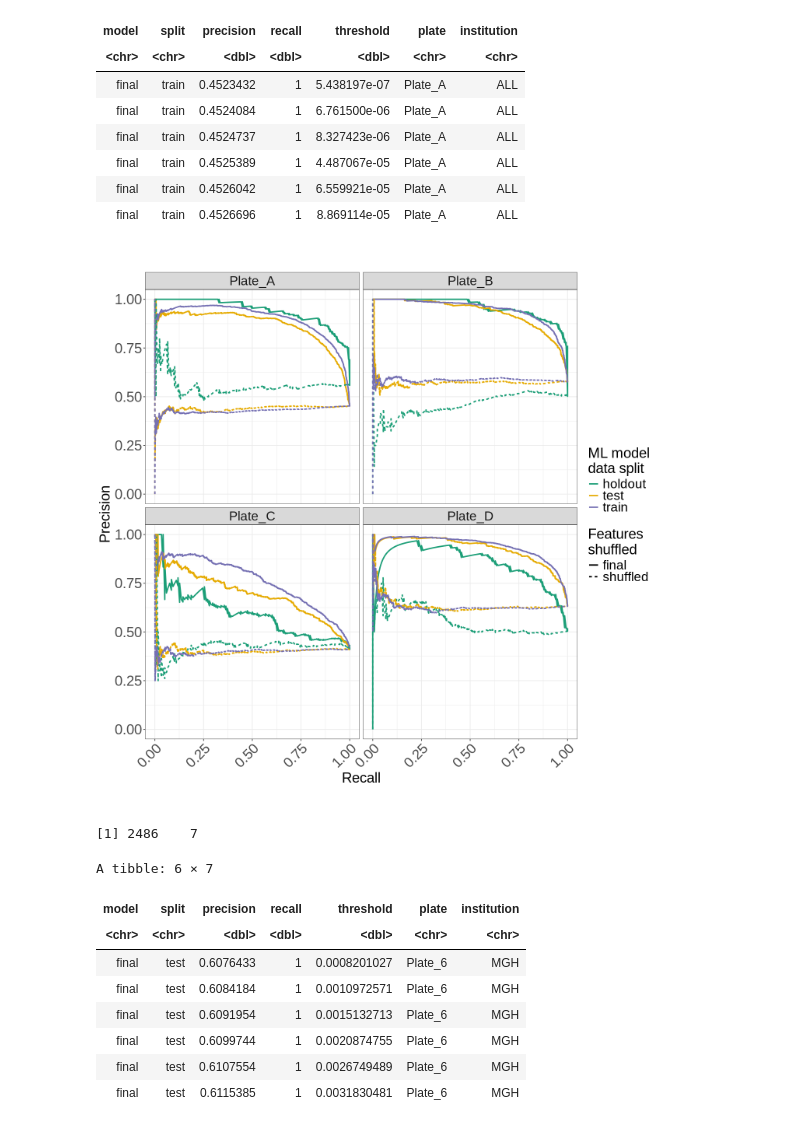
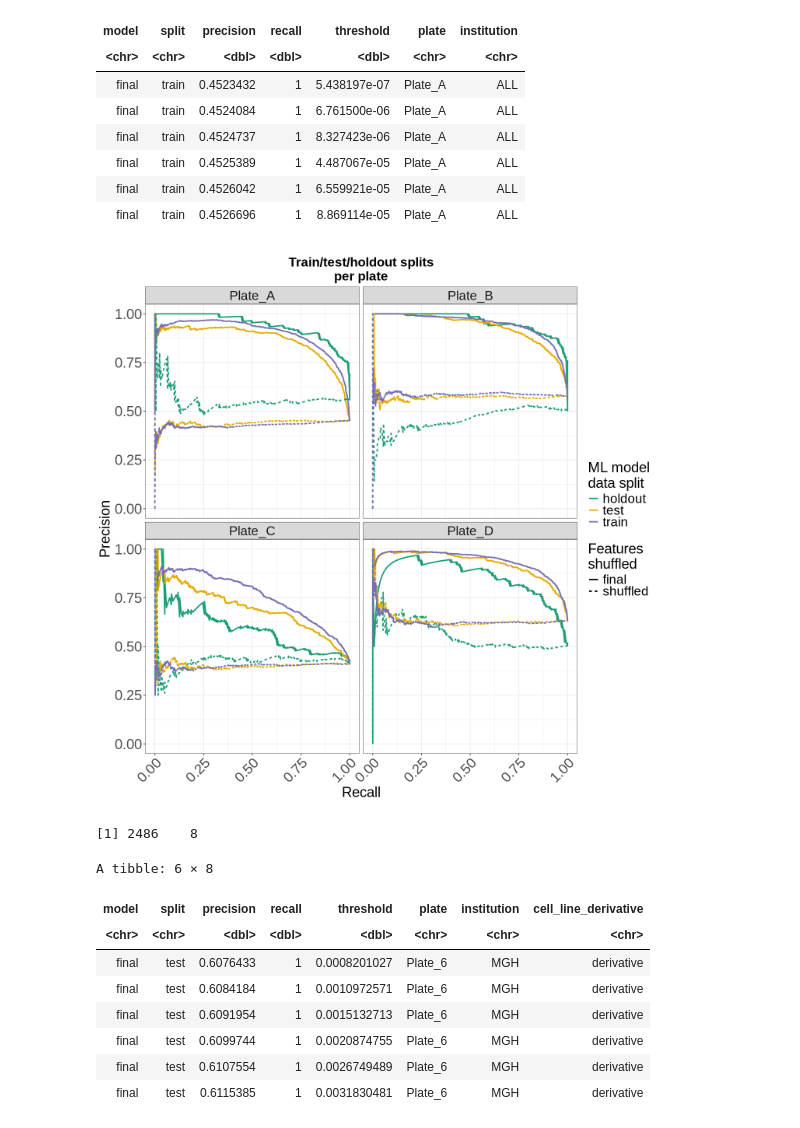
Before and after one commit to WayScience/nf1_schwann_cell_morphology_signature, a Jupyter notebook: 4.figures/supp_figure_7/2.supp_figure_7.ipynb, the cells around one changed output. Saved outputs shown, nothing was run; the diff lists cells and outputs as text; code cells hidden in the pictures.

```diff
--- a/4.figures/supp_figure_7/2.supp_figure_7.ipynb
+++ b/4.figures/supp_figure_7/2.supp_figure_7.ipynb
@@ -122,55 +130,67 @@ pr_per_plate_plot <- (
     + geom_line(aes(linetype = model), linewidth = 1)
     + theme_bw()
     + coord_fixed()
     + facet_wrap(~ plate, ncol = 2)
-    + labs(color = "ML model\ndata split", linetype = "Features\nshuffled", x = "Recall", y = "Precision")
+    + labs(
+        title = "Train/test/holdout splits\nper plate",
+        color = "ML model\ndata split",
+        linetype = "Features\nshuffled",
+        x = "Recall",
+        y = "Precision"
+    )
     # change the colors
     + scale_color_manual(values = c(
         "test" = brewer.pal(8, "Dark2")[6],
         "train" = brewer.pal(8, "Dark2")[3],
         "holdout" = brewer.pal(8, "Dark2")[1]
     ))
     + scale_y_continuous(limits = c(0, 1))
     # change the line thickness of the lines in the legend
     + guides(linetype = guide_legend(override.aes = list(size = 1)))
     # change the text size
     + theme(
         # x and y axis text size
         axis.text.x = element_text(size = 22, angle = 45, hjust = 1),
         axis.text.y = element_text(size = 22),
         # x and y axis title size
         axis.title.x = element_text(size = 22),
         axis.title.y = element_text(size = 22),
         # legend text size
         legend.text = element_text(size = 20),
         legend.title = element_text(size = 22),
         # strip text size for facets
-        strip.text = element_text(size = 20)
+        strip.text = element_text(size = 20),
+        # plot title size
+        plot.title = element_text(size = 20, face = "bold", hjust = 0.5)
     )
 )
 
 pr_per_plate_plot
 # %% [output]
-[figure, old version]
+[figure, new version]
 # %%
 # Load data
 PR_results_file <- file.path(results_dir, "pr_curve_plate6_per_institution.parquet")
 
 PR_results_df <- arrow::read_parquet(PR_results_file)
 
+# Add new column for cell line derivative
+PR_results_df <- PR_results_df %>%
+    mutate(cell_line_derivative = ifelse(institution == "iNFixion", "original", ifelse(institution == "MGH", "derivative", NA)))
+
 dim(PR_results_df)
 head(PR_results_df)
 # %% [output]
-[1] 2486    7
+[1] 2486    8
-A tibble: 6 × 7
+A tibble: 6 × 8
-| model | split | precision | recall | threshold | plate | institution |
-| <chr> | <chr> | <dbl> | <dbl> | <dbl> | <chr> | <chr> |
-| final | test | 0.6076433 | 1 | 0.0008201027 | Plate_6 | MGH |
-| final | test | 0.6084184 | 1 | 0.0010972571 | Plate_6 | MGH |
-| final | test | 0.6091954 | 1 | 0.0015132713 | Plate_6 | MGH |
-| final | test | 0.6099744 | 1 | 0.0020874755 | Plate_6 | MGH |
-| final | test | 0.6107554 | 1 | 0.0026749489 | Plate_6 | MGH |
-| final | test | 0.6115385 | 1 | 0.0031830481 | Plate_6 | MGH |
+| model | split | precision | recall | threshold | plate | institution | cell_line_derivative |
+| <chr> | <chr> | <dbl> | <dbl> | <dbl> | <chr> | <chr> | <chr> |
+| final | test | 0.6076433 | 1 | 0.0008201027 | Plate_6 | MGH | derivative |
+| final | test | 0.6084184 | 1 | 0.0010972571 | Plate_6 | MGH | derivative |
+| final | test | 0.6091954 | 1 | 0.0015132713 | Plate_6 | MGH | derivative |
+| final | test | 0.6099744 | 1 | 0.0020874755 | Plate_6 | MGH | derivative |
+| final | test | 0.6107554 | 1 | 0.0026749489 | Plate_6 | MGH | derivative |
+| final | test | 0.6115385 | 1 | 0.0031830481 | Plate_6 | MGH | derivative |
 # %%
 width <- 12
 height <- 12
```
Also changed, not shown: parts of 7 cells of this notebook, 15 other files.
